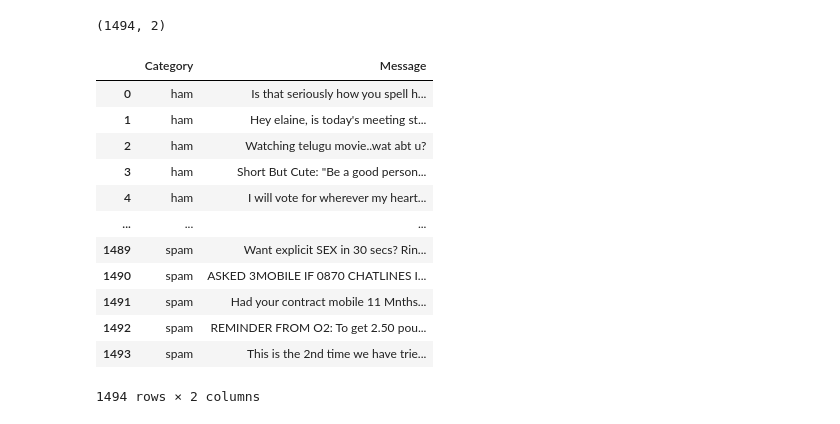
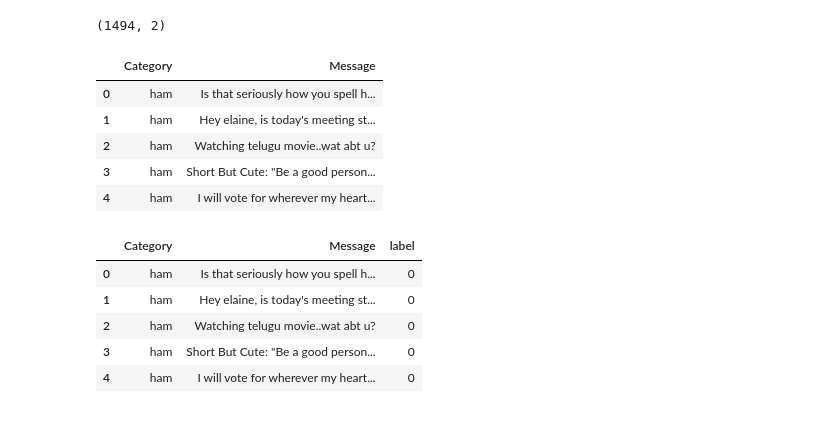
Before and after one commit to SubekSharma/spam_detection_using_tensorflow, a Jupyter notebook: spam_detector.ipynb, the cells around one changed output. Cells and saved outputs as stored; diff of their text form; code cells hidden in the pictures.

```diff
--- a/spam_detector.ipynb
+++ b/spam_detector.ipynb
@@ -46,20 +46,22 @@ print(balanced_data.shape)
 # %% [output]
 (1494, 2)
 # %%
-balanced_data
+balanced_data.head()
 # %% [output]
 |  | Category | Message |
 | 0 | ham | Is that seriously how you spell h... |
 | 1 | ham | Hey elaine, is today's meeting st... |
 | 2 | ham | Watching telugu movie..wat abt u? |
 | 3 | ham | Short But Cute: "Be a good person... |
 | 4 | ham | I will vote for wherever my heart... |
-| ... | ... | ... |
-| 1489 | spam | Want explicit SEX in 30 secs? Rin... |
-| 1490 | spam | ASKED 3MOBILE IF 0870 CHATLINES I... |
-| 1491 | spam | Had your contract mobile 11 Mnths... |
-| 1492 | spam | REMINDER FROM O2: To get 2.50 pou... |
-| 1493 | spam | This is the 2nd time we have trie... |
-1494 rows × 2 columns
 # %%
 balanced_data['label']=balanced_data['Category'].map({'ham':0,'spam':1})
+# %%
+balanced_data.head()
+# %% [output]
+|  | Category | Message | label |
+| 0 | ham | Is that seriously how you spell h... | 0 |
+| 1 | ham | Hey elaine, is today's meeting st... | 0 |
+| 2 | ham | Watching telugu movie..wat abt u? | 0 |
+| 3 | ham | Short But Cute: "Be a good person... | 0 |
+| 4 | ham | I will vote for wherever my heart... | 0 |
```
Also changed, not shown: parts of 4 cells of this notebook.
